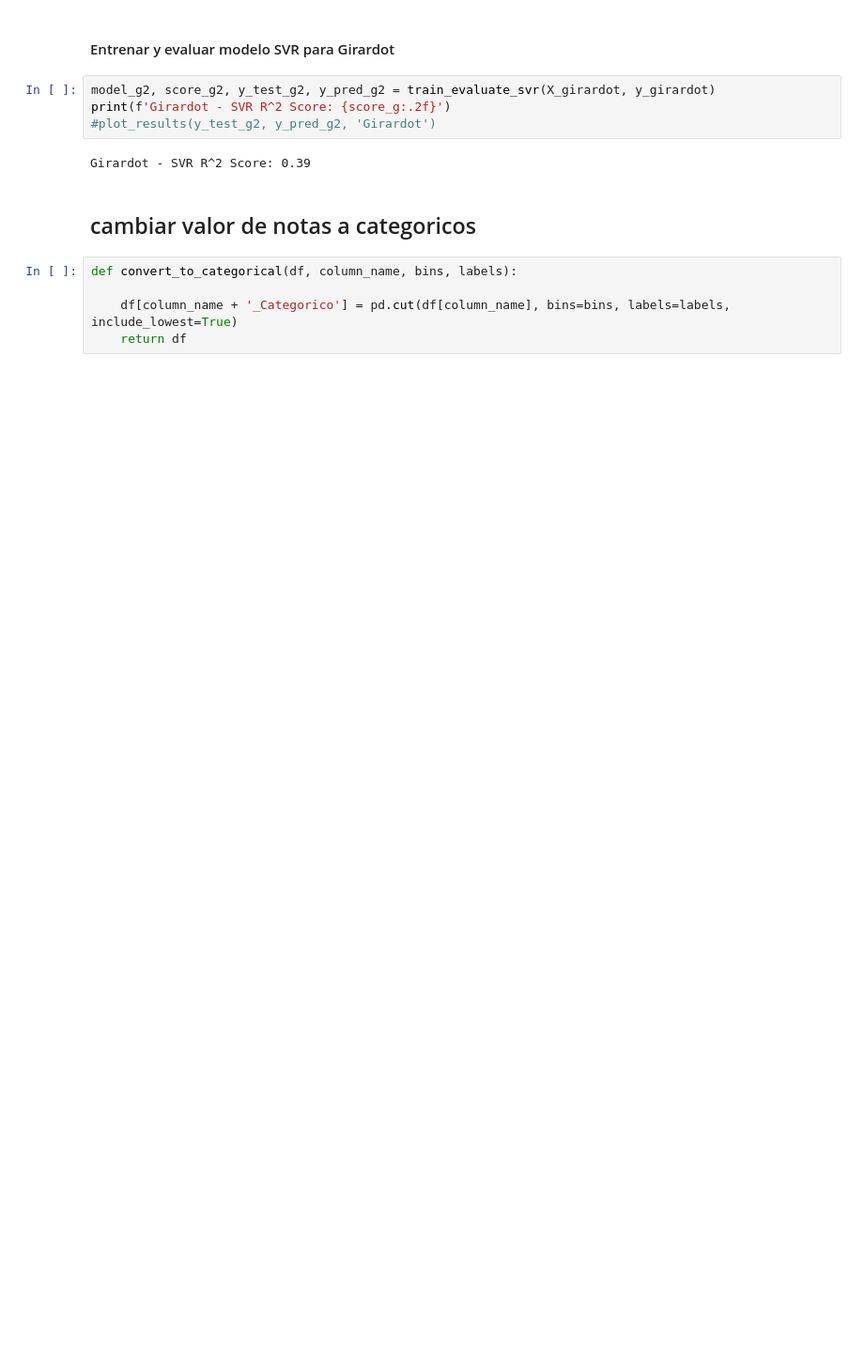
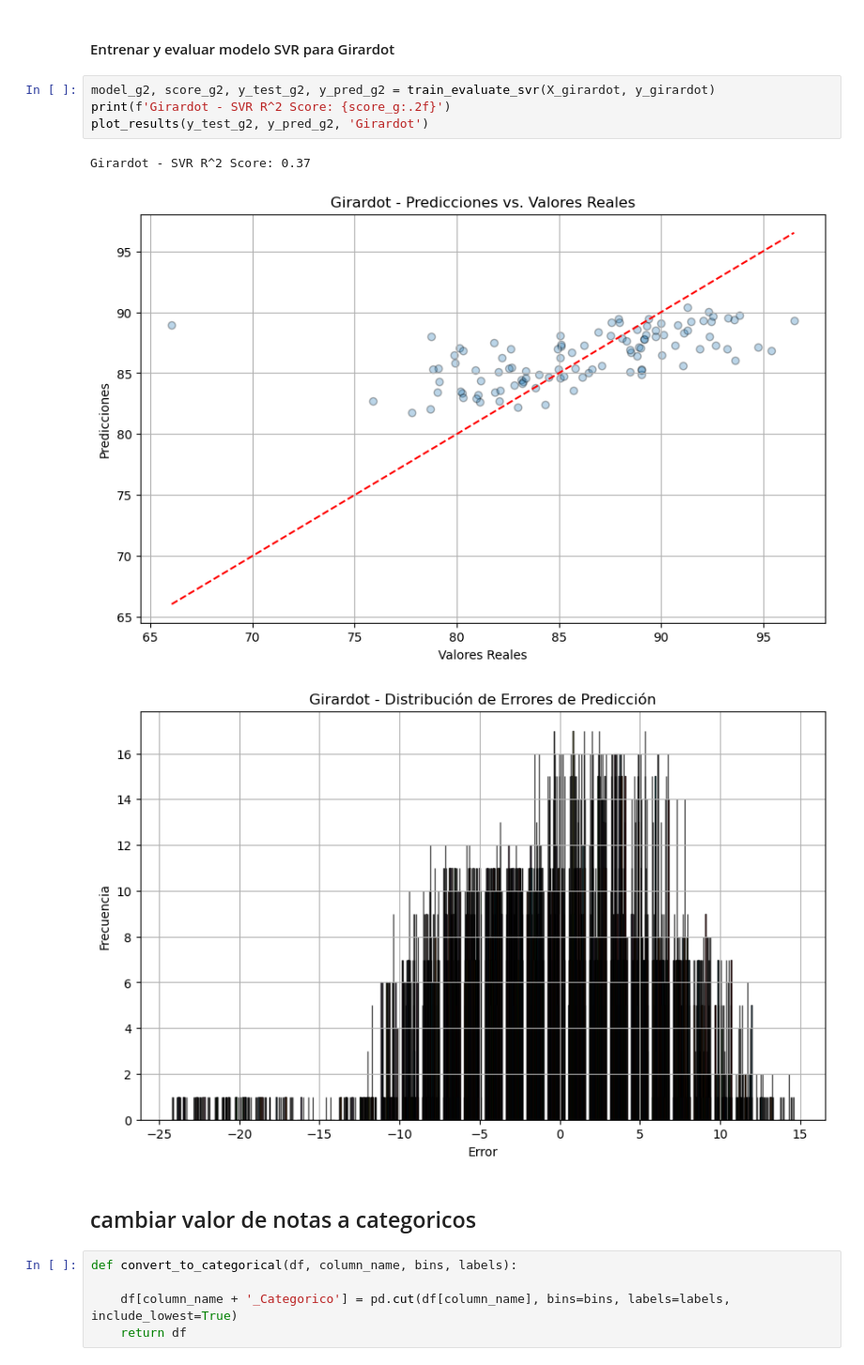
Before and after one commit to didi-gg/formar-innovar, a Jupyter notebook: notebooks/calificaciones_crisp_fase_3.ipynb, the cells around one changed output. Shown at 94% size. Saved outputs shown, nothing was run; the diff lists cells and outputs as text; blank space fills up the shorter version.

```diff
--- a/notebooks/calificaciones_crisp_fase_3.ipynb
+++ b/notebooks/calificaciones_crisp_fase_3.ipynb
@@ -203,9 +208,11 @@ Fusagasugá - SVR R^2 Score: 0.53
 # %%
 model_g2, score_g2, y_test_g2, y_pred_g2 = train_evaluate_svr(X_girardot, y_girardot)
 print(f'Girardot - SVR R^2 Score: {score_g:.2f}')
-#plot_results(y_test_g2, y_pred_g2, 'Girardot')
+plot_results(y_test_g2, y_pred_g2, 'Girardot')
 # %% [output]
-Girardot - SVR R^2 Score: 0.39
+Girardot - SVR R^2 Score: 0.37
+[figure, added]
+[figure, added]
 # %% [markdown]
 ## cambiar valor de notas a categoricos
 # %%
```
Also changed, not shown: parts of 11 cells of this notebook.
